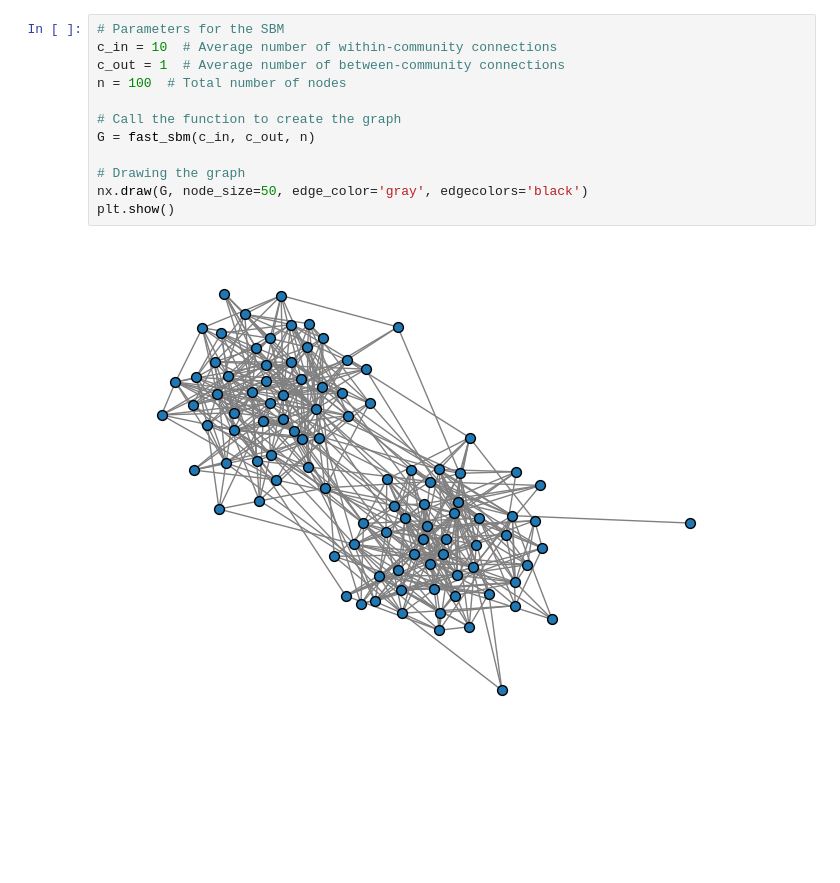
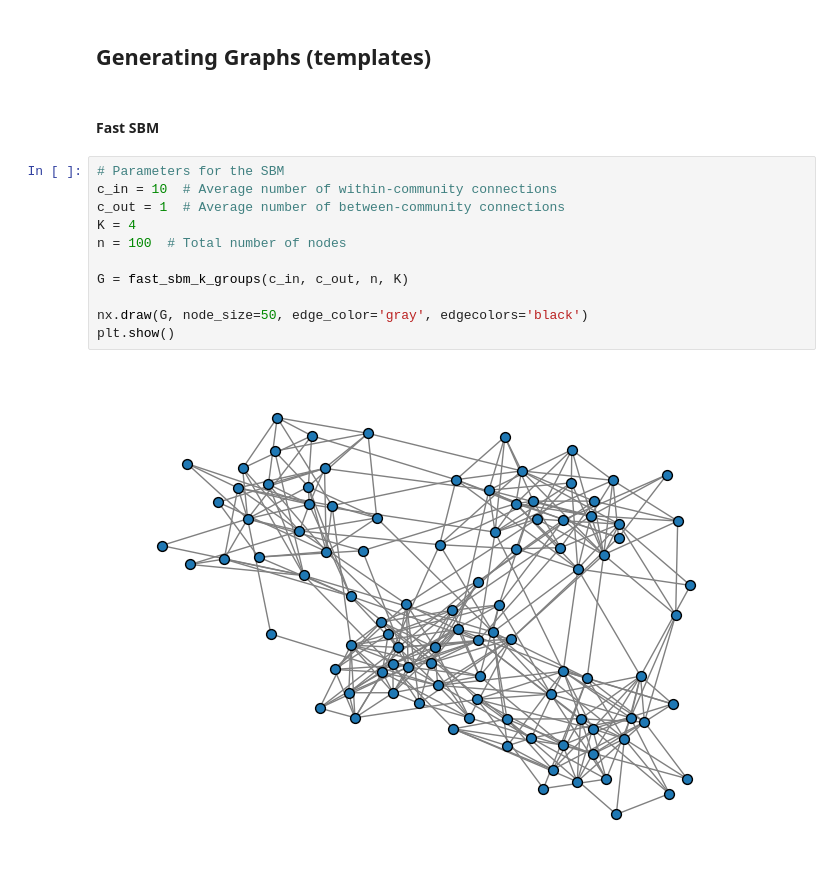
Before and after one commit to jstonge/scientific-group-measurements, a Jupyter notebook: notebooks/tutorial.ipynb, the cells around one changed output. Saved outputs shown, nothing was run; the diff lists cells and outputs as text; blank space fills up the shorter version.

```diff
--- a/notebooks/tutorial.ipynb
+++ b/notebooks/tutorial.ipynb
@@ -9,14 +41,17 @@ from sbm import fast_sbm
+# %% [markdown]
+## Generating Graphs (templates)
+# %% [markdown]
+#### Fast SBM
 # %%
 # Parameters for the SBM
 c_in = 10  # Average number of within-community connections
 c_out = 1  # Average number of between-community connections
+K = 4
 n = 100  # Total number of nodes
 
-# Call the function to create the graph
-G = fast_sbm(c_in, c_out, n)
+G = fast_sbm_k_groups(c_in, c_out, n, K)
 
-# Drawing the graph
 nx.draw(G, node_size=50, edge_color='gray', edgecolors='black')
 plt.show()
 # %% [output]
-[figure, old version]
+[figure, new version]
```
Also changed, not shown: parts of 12 cells of this notebook, 3 other files.
